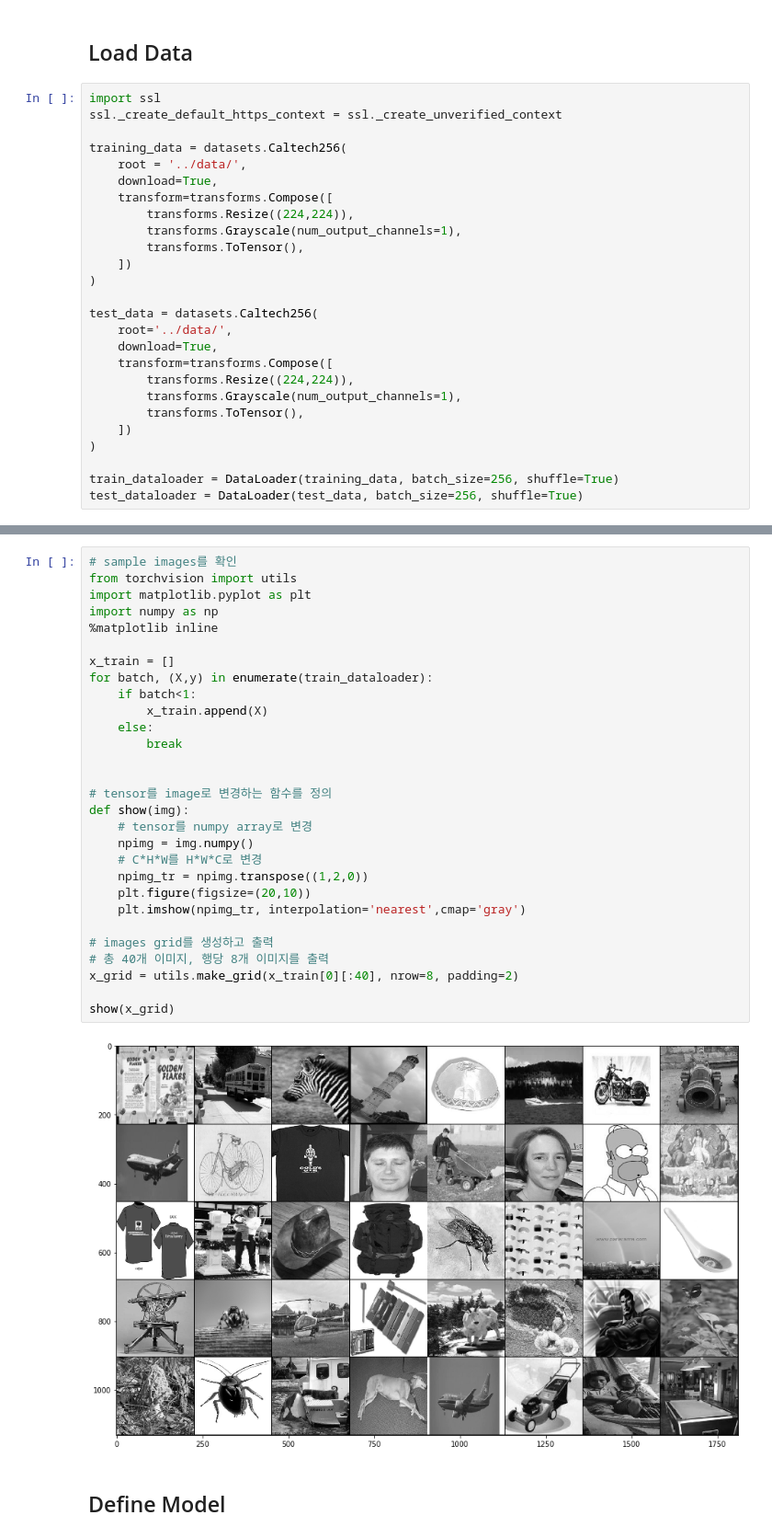
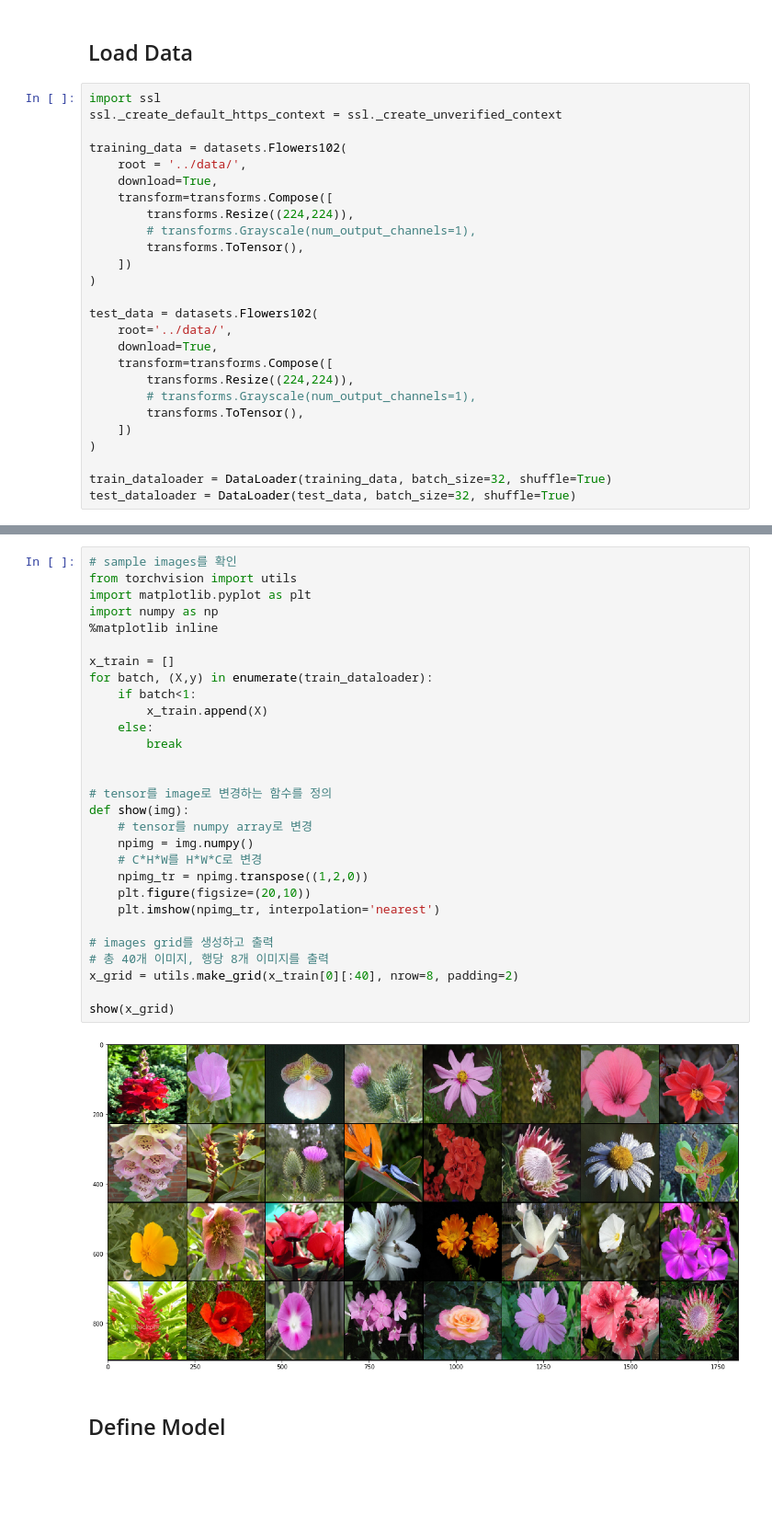
Before and after one commit to Kchanghun/Deeplearning_Basic, a Jupyter notebook: Torch/Model/VGGNet.ipynb, the cells around one changed output, grey strips where cells are left out. Shown at 92% size. Drawn from its saved outputs; the diff is of its cells as text; blank space fills up the shorter version.

```diff
--- a/Torch/Model/VGGNet.ipynb
+++ b/Torch/Model/VGGNet.ipynb
@@ -37,25 +37,25 @@ can use GPU
 import ssl
 ssl._create_default_https_context = ssl._create_unverified_context
 
-training_data = datasets.Caltech256(
+training_data = datasets.Flowers102(
     root = '../data/',
     download=True,
     transform=transforms.Compose([
         transforms.Resize((224,224)),
-        transforms.Grayscale(num_output_channels=1),
+        # transforms.Grayscale(num_output_channels=1),
         transforms.ToTensor(),
     ])
 )
 
-test_data = datasets.Caltech256(
+test_data = datasets.Flowers102(
     root='../data/',
     download=True,
     transform=transforms.Compose([
         transforms.Resize((224,224)),
-        transforms.Grayscale(num_output_channels=1),
+        # transforms.Grayscale(num_output_channels=1),
         transforms.ToTensor(),
     ])
 )
 
-train_dataloader = DataLoader(training_data, batch_size=256, shuffle=True)
-test_dataloader = DataLoader(test_data, batch_size=256, shuffle=True)
+train_dataloader = DataLoader(training_data, batch_size=32, shuffle=True)
+test_dataloader = DataLoader(test_data, batch_size=32, shuffle=True)
@@ -77,34 +74,34 @@ Transform: Compose(
 # %%
 # sample images를 확인
 from torchvision import utils
 import matplotlib.pyplot as plt
 import numpy as np
 %matplotlib inline
 
 x_train = []
 for batch, (X,y) in enumerate(train_dataloader):
     if batch<1:
         x_train.append(X)
     else:
         break
 
 
 # tensor를 image로 변경하는 함수를 정의
 def show(img):
     # tensor를 numpy array로 변경
     npimg = img.numpy()
     # C*H*W를 H*W*C로 변경
     npimg_tr = npimg.transpose((1,2,0))
     plt.figure(figsize=(20,10))
-    plt.imshow(npimg_tr, interpolation='nearest',cmap='gray')
+    plt.imshow(npimg_tr, interpolation='nearest')
 
 # images grid를 생성하고 출력
 # 총 40개 이미지, 행당 8개 이미지를 출력
 x_grid = utils.make_grid(x_train[0][:40], nrow=8, padding=2)
 
 show(x_grid)
 # %% [output]
-[figure, old version]
+[figure, new version]
 # %% [markdown]
 ## Define Model
 # %%
```
Also changed, not shown: parts of 17 cells of this notebook, 2 other files.
